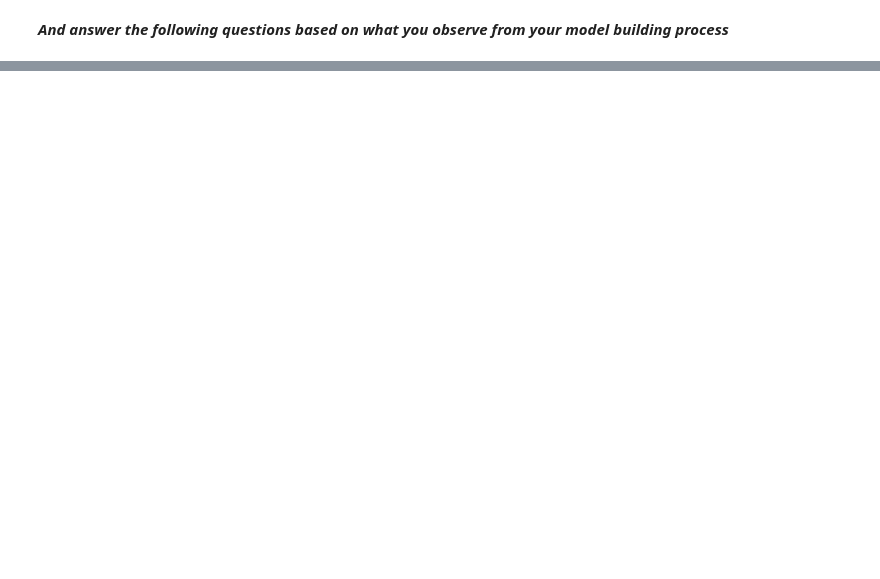
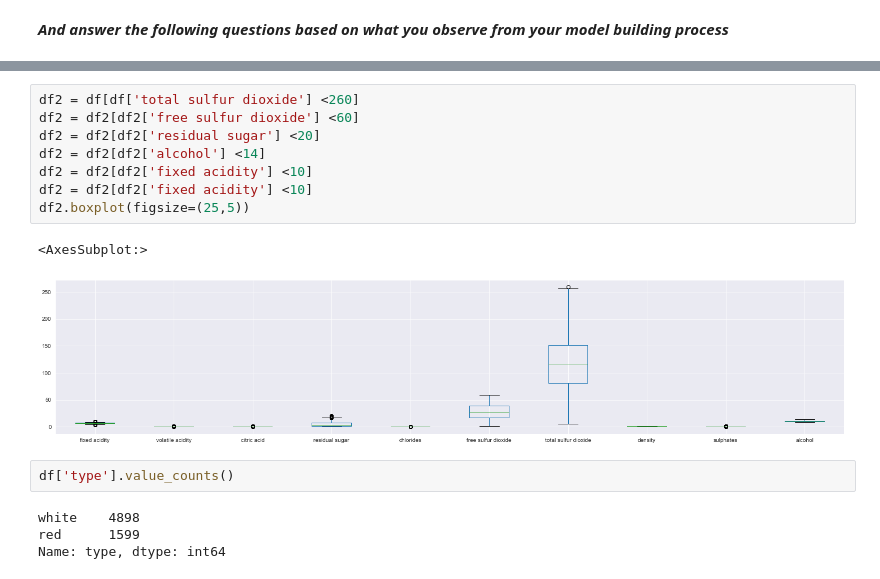
Before and after one commit to humairaq/Machine_Learning, a Jupyter notebook: ML-Project_2/ML_SP22_Project_2.ipynb, the cells around one changed output, grey strips where cells are left out. Saved outputs shown, nothing was run; the diff lists cells and outputs as text; blank space fills up the shorter version.

```diff
--- a/ML-Project_2/ML_SP22_Project_2.ipynb
+++ b/ML-Project_2/ML_SP22_Project_2.ipynb
@@ -89,0 +228,17 @@ sns.countplot(x='taste', hue='type', data=df)
+# %%
+df2 = df[df['total sulfur dioxide'] <260]
+df2 = df2[df2['free sulfur dioxide'] <60]
+df2 = df2[df2['residual sugar'] <20]
+df2 = df2[df2['alcohol'] <14]
+df2 = df2[df2['fixed acidity'] <10]
+df2 = df2[df2['fixed acidity'] <10]
+df2.boxplot(figsize=(25,5))
+# %% [output]
+<AxesSubplot:>
+[figure, added]
+# %%
+df['type'].value_counts()
+# %% [output]
+white    4898
+red      1599
+Name: type, dtype: int64
```
Also changed, not shown: parts of 29 cells of this notebook, 2 other files.
